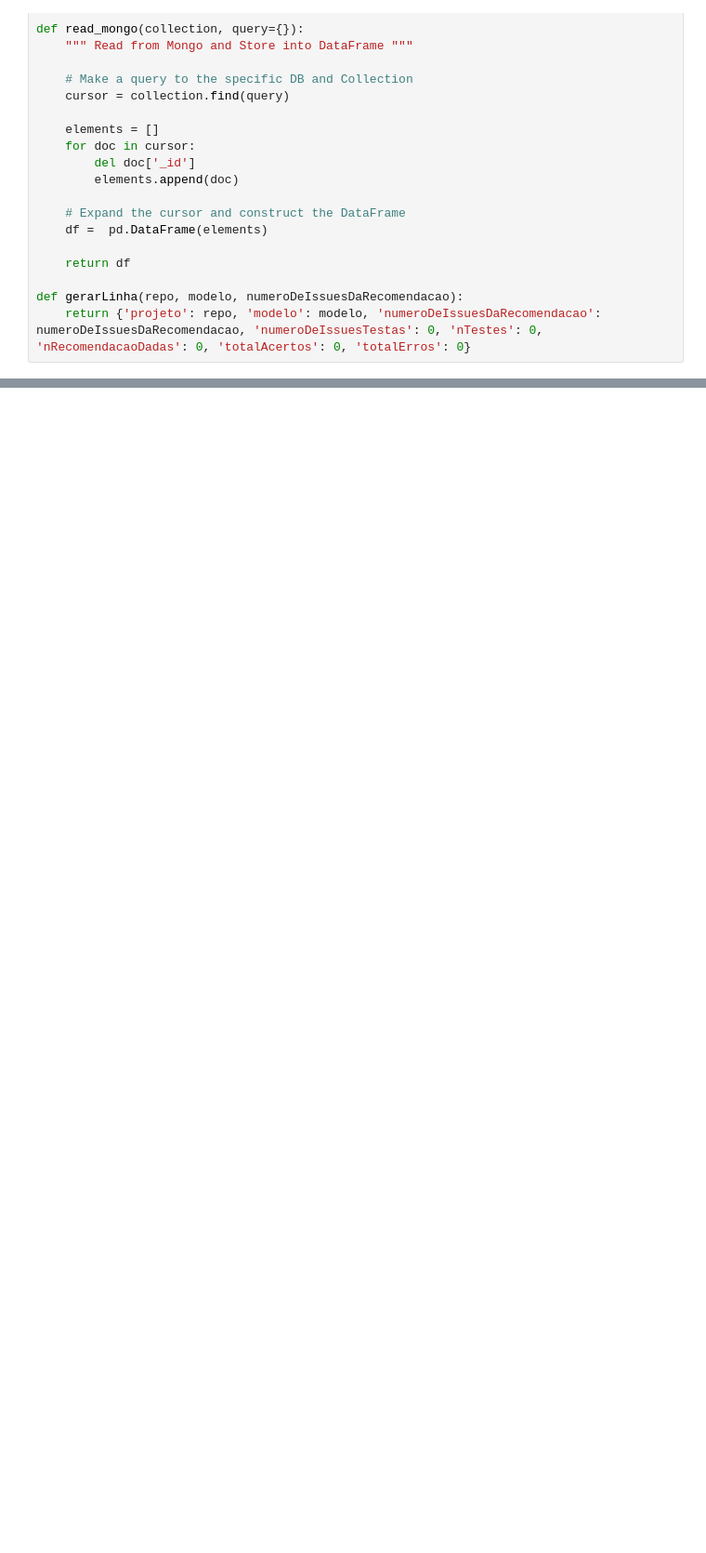
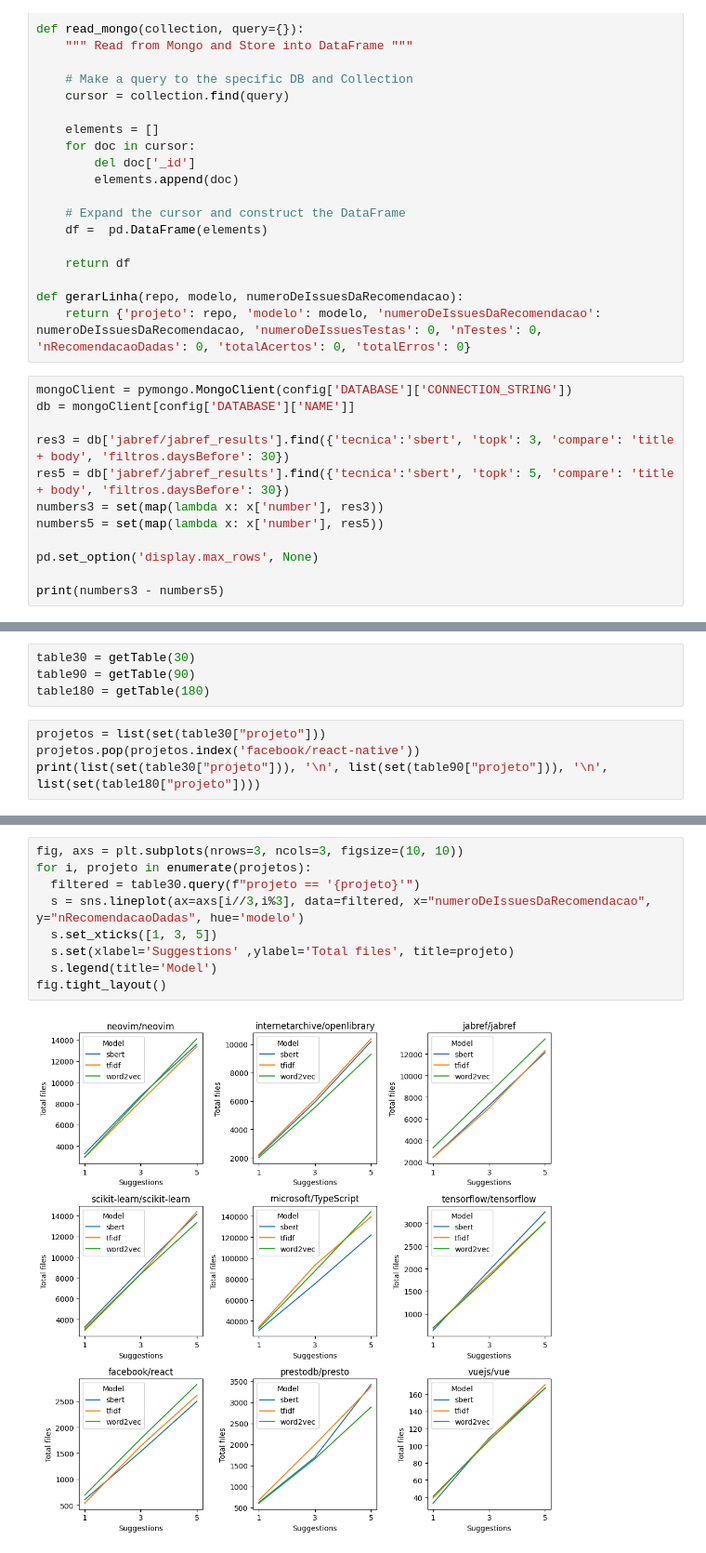
Before and after one commit to getuliobr/AutoLabellerEvaluator, a Jupyter notebook: tabela.ipynb, the cells around one changed output, grey strips where cells are left out. Shown at 93% size. Saved outputs shown, nothing was run; the diff lists cells and outputs as text; blank space fills up the shorter version.

```diff
--- a/tabela.ipynb
+++ b/tabela.ipynb
@@ -26,3 +26,15 @@ def read_mongo(collection, query={}):
 
 def gerarLinha(repo, modelo, numeroDeIssuesDaRecomendacao):
     return {'projeto': repo, 'modelo': modelo, 'numeroDeIssuesDaRecomendacao': numeroDeIssuesDaRecomendacao, 'numeroDeIssuesTestas': 0, 'nTestes': 0, 'nRecomendacaoDadas': 0, 'totalAcertos': 0, 'totalErros': 0}
+# %%
+mongoClient = pymongo.MongoClient(config['DATABASE']['CONNECTION_STRING'])
+db = mongoClient[config['DATABASE']['NAME']]
+
+res3 = db['jabref/jabref_results'].find({'tecnica':'sbert', 'topk': 3, 'compare': 'title + body', 'filtros.daysBefore': 30})
+res5 = db['jabref/jabref_results'].find({'tecnica':'sbert', 'topk': 5, 'compare': 'title + body', 'filtros.daysBefore': 30})
+numbers3 = set(map(lambda x: x['number'], res3))
+numbers5 = set(map(lambda x: x['number'], res5))
+
+pd.set_option('display.max_rows', None)
+
+print(numbers3 - numbers5)
@@ -180,0 +278,8 @@ table
+# %%
+table30 = getTable(30)
+table90 = getTable(90)
+table180 = getTable(180)
+# %%
+projetos = list(set(table30["projeto"]))
+projetos.pop(projetos.index('facebook/react-native'))
+print(list(set(table30["projeto"])), '\n', list(set(table90["projeto"])), '\n', list(set(table180["projeto"])))
@@ -180,0 +292,11 @@ table
+# %%
+fig, axs = plt.subplots(nrows=3, ncols=3, figsize=(10, 10))
+for i, projeto in enumerate(projetos):
+  filtered = table30.query(f"projeto == '{projeto}'")
+  s = sns.lineplot(ax=axs[i//3,i%3], data=filtered, x="numeroDeIssuesDaRecomendacao", y="nRecomendacaoDadas", hue='modelo')
+  s.set_xticks([1, 3, 5])
+  s.set(xlabel='Suggestions' ,ylabel='Total files', title=projeto)
+  s.legend(title='Model')
+fig.tight_layout()
+# %% [output]
+[figure, added]
```
Also changed, not shown: parts of 17 cells of this notebook.
